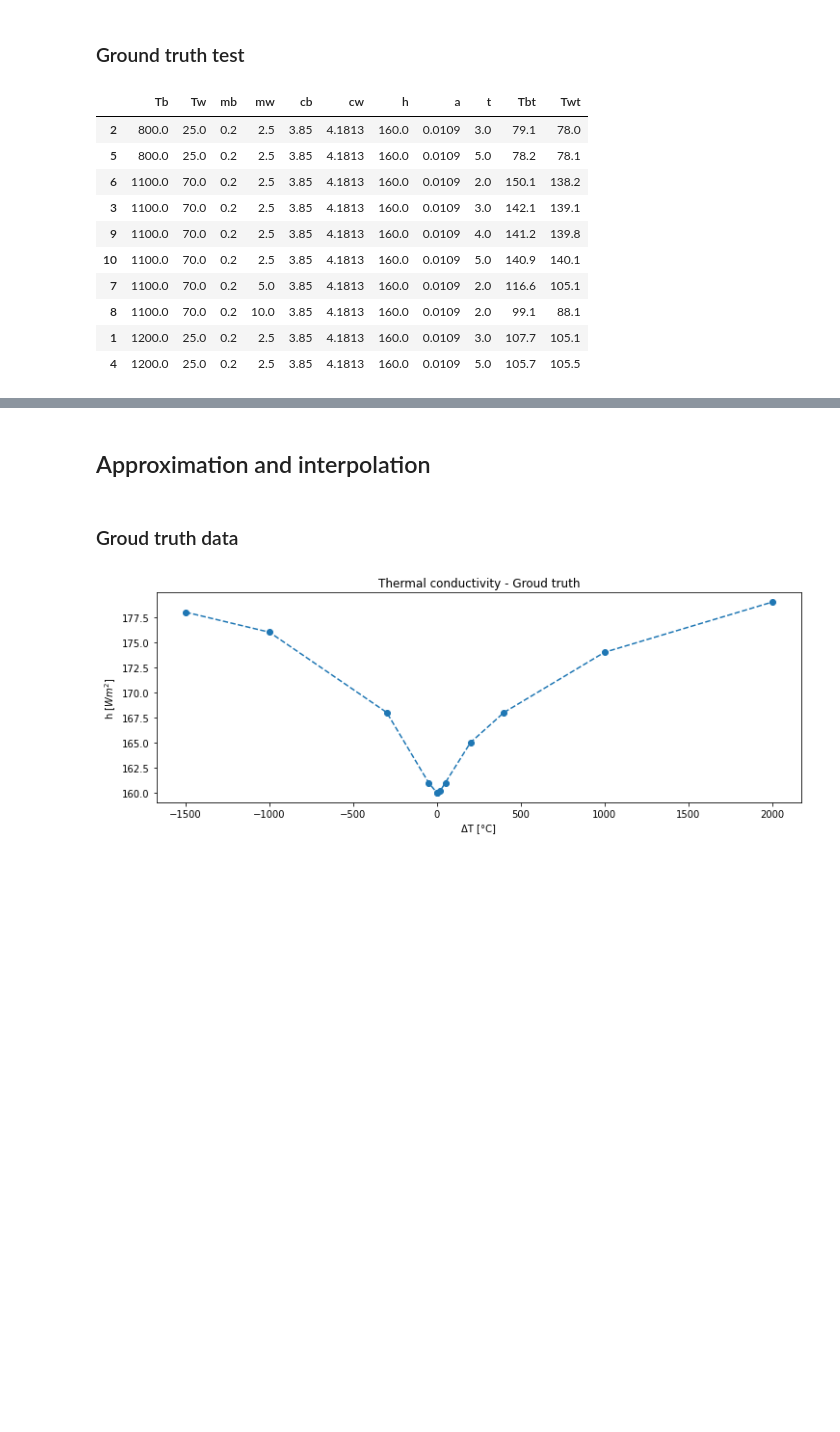
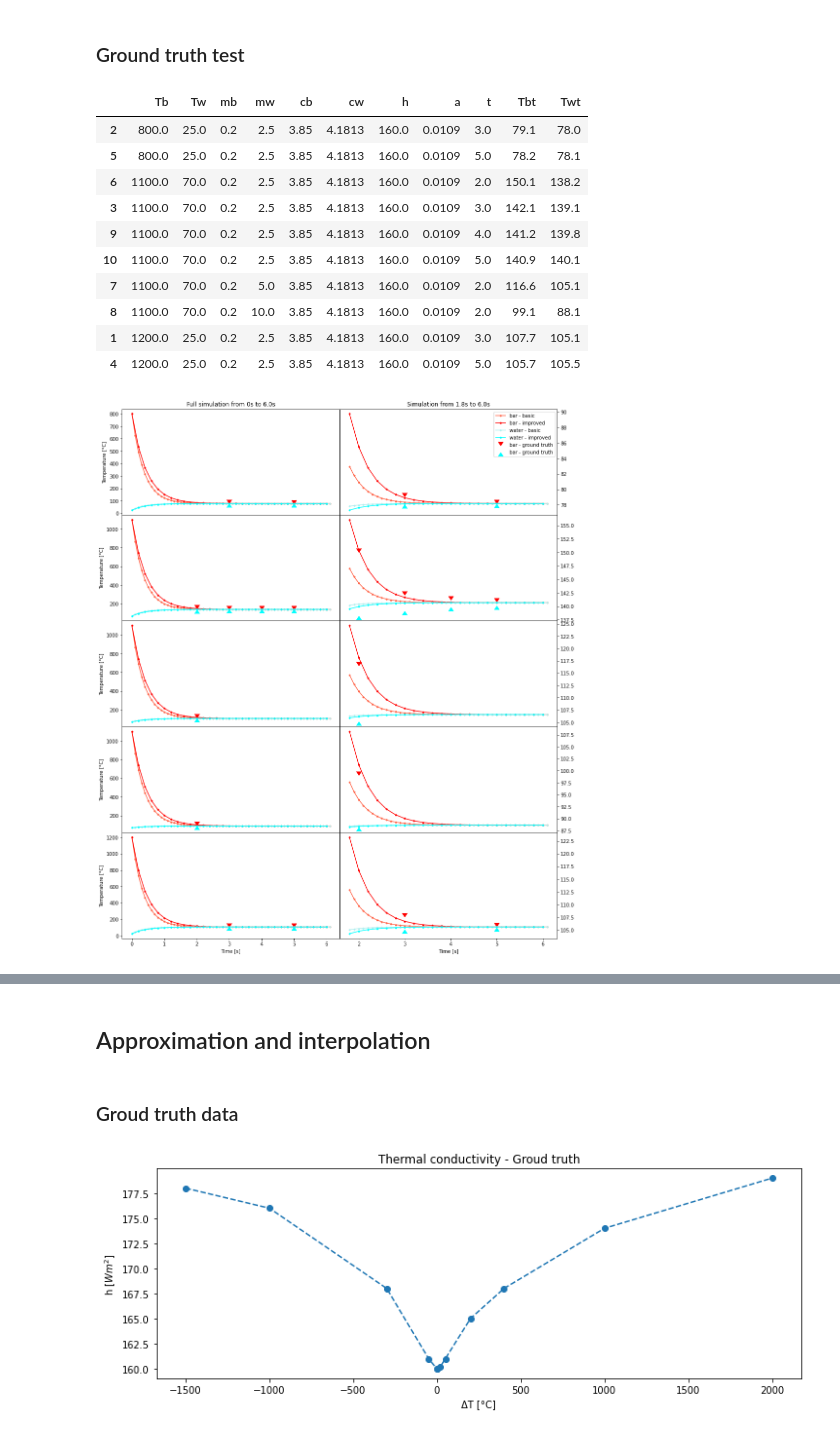
Before and after one commit to Regzand/PW-NumericalMethods, a Jupyter notebook: visualizations.ipynb, the cells around one changed output, grey strips where cells are left out. Cells and saved outputs as stored; diff of their text form; code cells hidden in the pictures; blank space fills up the shorter version.

```diff
--- a/visualizations.ipynb
+++ b/visualizations.ipynb
@@ -58,6 +60,66 @@ ground_truth
 | 8 | 1100.0 | 70.0 | 0.2 | 10.0 | 3.85 | 4.1813 | 160.0 | 0.0109 | 2.0 | 99.1 | 88.1 |
 | 1 | 1200.0 | 25.0 | 0.2 | 2.5 | 3.85 | 4.1813 | 160.0 | 0.0109 | 3.0 | 107.7 | 105.1 |
 | 4 | 1200.0 | 25.0 | 0.2 | 2.5 | 3.85 | 4.1813 | 160.0 | 0.0109 | 5.0 | 105.7 | 105.5 |
+# %%
+SIM_FROM = 1.8
+SIM_TO = 6.0
+TIME_STEP = 0.1
+
+skip = int(SIM_FROM / TIME_STEP)
+steps = int(SIM_TO / TIME_STEP)
+
+# group ground truth into experiments
+settings_columns = list(ground_truth.columns[:-3])
+experiments = ground_truth.groupby(settings_columns)
+
+# setup plot
+fig = plt.figure(figsize=(16,4*len(experiments)))
+gs = gridspec.GridSpec(len(experiments), 2, hspace=0, wspace=0)
+
+# for each experiment
+for i, (settings_values, gt) in enumerate(experiments):
+    settings = dict(zip(settings_columns, settings_values))
+
+    # run simulations
+    sim_basic = HeatExchangeSimulation(**settings, improved=False)
+    sim_basic.simulate_until(SIM_TO, dt=TIME_STEP)
+
+    sim_improved = HeatExchangeSimulation(**settings, improved=True)
+    sim_improved.simulate_until(SIM_TO, dt=TIME_STEP*2)
+
+    # plot
+    ax0 = plt.subplot(gs[i,0])
+    ax1 = plt.subplot(gs[i,1])
+
+
+    ax0.plot(sim_basic.t_history, sim_basic.Tb_history, color='tomato', marker='o', markersize=3, label='bar - basic')
+    ax0.plot(sim_improved.t_history, sim_improved.Tb_history, color='red', marker='o', markersize=3, label='bar - improved')
+    ax0.scatter(gt['t'], gt['Tbt'], c='red', marker=7, s=100, label='bar - ground truth')
+    ax0.plot(sim_basic.t_history, sim_basic.Tw_history, color='paleturquoise', marker='o', markersize=3, label='water - basic')
+    ax0.plot(sim_improved.t_history, sim_improved.Tw_history, color='cyan', marker='o', markersize=3, label='water - improved')
+    ax0.scatter(gt['t'], gt['Twt'], c='cyan', marker=6, s=100, label='bar - ground truth')
+
+
+    ax1.plot(sim_basic.t_history[skip:], sim_basic.Tb_history[skip:], color='tomato', marker='o', markersize=3, label='bar - basic')
+    ax1.plot(sim_improved.t_history[skip//2:], sim_improved.Tb_history[skip//2:], color='red', marker='o', markersize=3, label='bar - improved')
+    ax1.scatter(gt['t'], gt['Tbt'], c='red', marker=7, s=100, label='bar - ground truth')
+    ax1.plot(sim_basic.t_history[skip:], sim_basic.Tw_history[skip:], color='paleturquoise', marker='o', markersize=3, label='water - basic')
+    ax1.plot(sim_improved.t_history[skip//2:], sim_improved.Tw_history[skip//2:], color='cyan', marker='o', markersize=3, label='water - improved')
+    ax1.scatter(gt['t'], gt['Twt'], c='cyan', marker=6, s=100, label='bar - ground truth')
+
+    ax1.yaxis.tick_right()
+    ax0.set_xlabel('Time [s]')
+    ax1.set_xlabel('Time [s]')
+    ax0.set_ylabel('Temperature [°C]')
+
+    if i == 0:
+        ax0.set_title(f'Full simulation from 0s to {SIM_TO}s')
+        ax1.set_title(f'Simulation from {SIM_FROM}s to {SIM_TO}s')
+        ax1.legend(loc='upper right')
+
+# plt.savefig('heat-exchange-simulations.pdf')
+# %% [output]
+[figure, added]
 # %%
 TIME_STEP = 0.1
 
```
Also changed, not shown: parts of 3 cells of this notebook.
